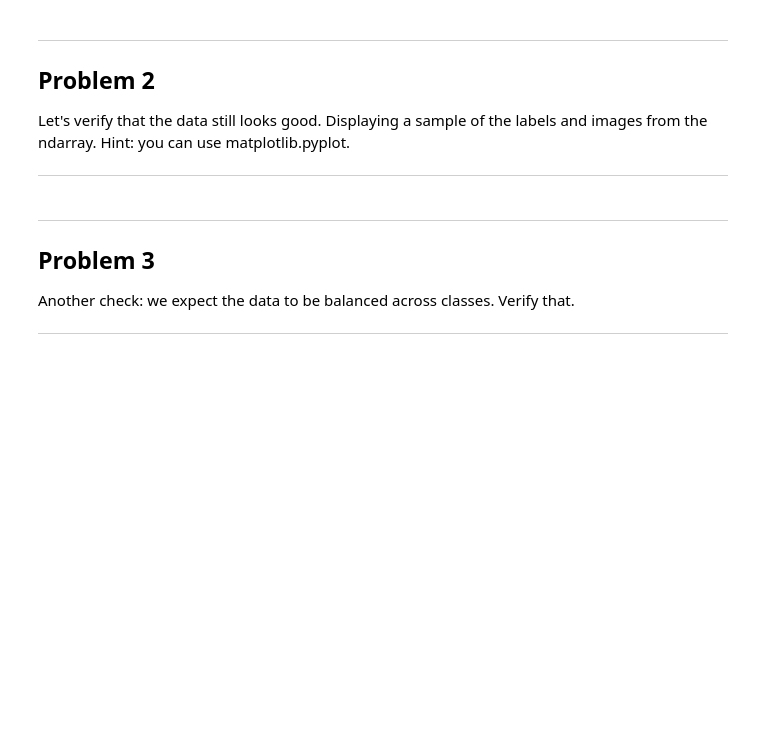
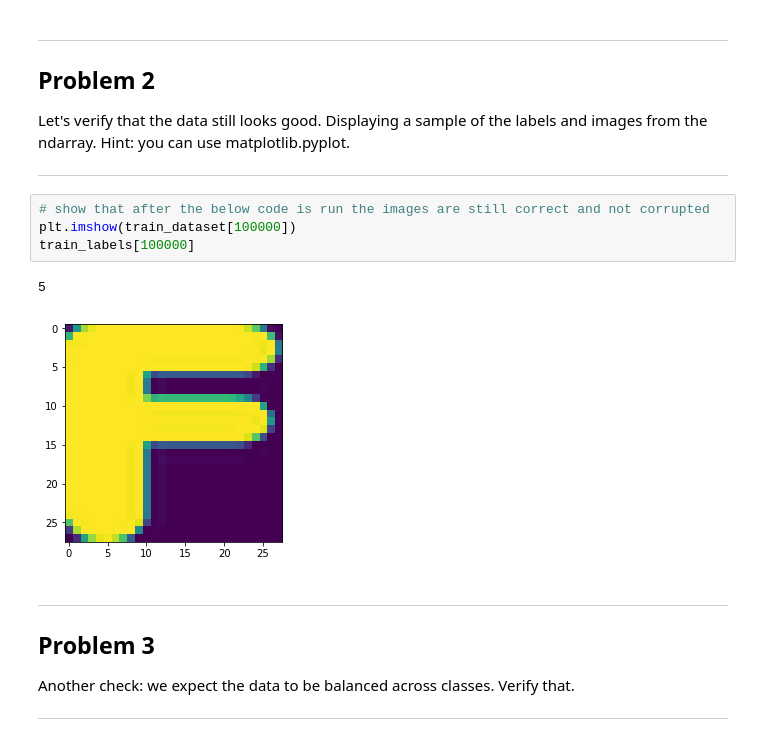
Before and after one commit to kuatroka/udacity_deep_learning, a Jupyter notebook: 1_notmnist-Copy1.ipynb, the cells around one changed output. Drawn from its saved outputs; the diff is of its cells as text; blank space fills up the shorter version.

```diff
--- a/1_notmnist-Copy1.ipynb
+++ b/1_notmnist-Copy1.ipynb
@@ -253,6 +238,13 @@ Problem 2
 Let's verify that the data still looks good. Displaying a sample of the labels and images from the ndarray. Hint: you can use matplotlib.pyplot.
 
 ---
+# %%
+# show that after the below code is run the images are still correct and not corrupted
+plt.imshow(train_dataset[100000])
+train_labels[100000]
+# %% [output]
+5
+[figure, added]
 # %% [markdown]
 ---
 Problem 3
```
Also changed, not shown: parts of 13 cells of this notebook.
